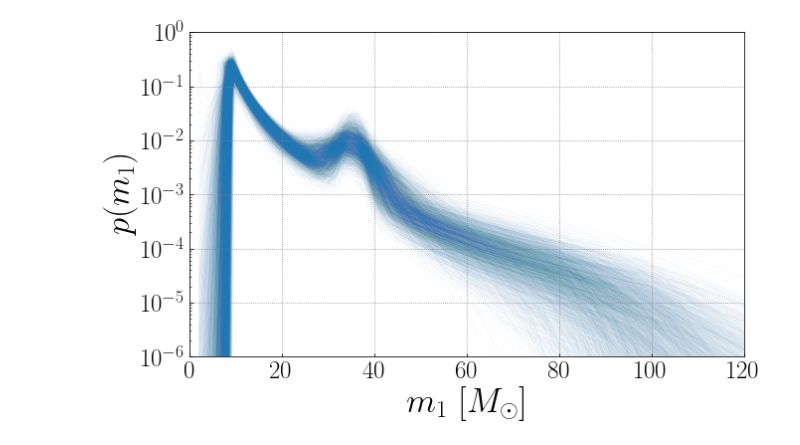
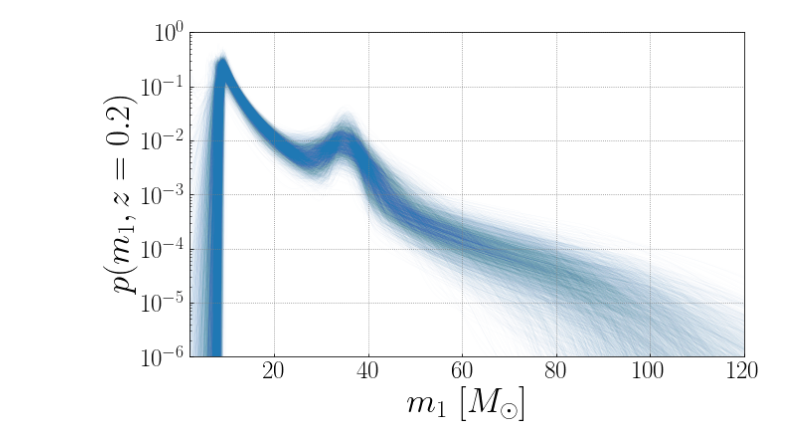
Before and after one commit to maxlalleman/bbh_mass_distribution_redshift_variation_inference, a Jupyter notebook: figures/p(m)_power_law.ipynb, the cells around one changed output. Drawn from its saved outputs; the diff is of its cells as text; code cells hidden in the pictures.

```diff
--- a/figures/p(m)_power_law.ipynb
+++ b/figures/p(m)_power_law.ipynb
@@ -47,27 +47,27 @@ def sigmoid_no_delta(low, high, width, middle, zs):
 # %%
 fig,ax = plt.subplots(figsize=(10,6))
 m_grid = np.linspace(2,120,500)
 ax.set_rasterization_zorder(2)
 
 for i in range(samps.alpha_ref.size):
     p_m = massModel_variation_all_m1(m_grid, samps.alpha_ref.values[i], samps.delta_alpha.values[i],
                                      samps.width_alpha.values[i], samps.middle_z_alpha.values[i],
                                      samps.mu_m1.values[i], samps.sig_m1.values[i], samps.log_f_peak.values[i],
                                      samps.log_high_f_peak.values[i], samps.width_f_peak.values[i], samps.middle_z_f_peak.values[i],
                                      samps.mMax.values[i], samps.high_mMax.values[i], samps.width_mMax.values[i], samps.middle_z_mMax.values[i],
                                      samps.mMin.values[i], 10.**samps.log_dmMax.values[i], 10.**samps.log_high_dmMax.values[i],
                                      samps.width_dm.values[i], samps.middle_z_dm.values[i], 10.**samps.log_dmMin.values[i], 0.2)
     p_m /= np.trapz(p_m,m_grid)
     ax.plot(m_grid,p_m,color='#1f78b4',lw=0.1,alpha=0.1, zorder = 0)
 
 ax.set_yscale('log')
-ax.set_xlim(0,120)
+ax.set_xlim(2,120)
 ax.set_ylim(1e-6,1)
 ax.set_xlabel(r"$m_1$ [$M_{\odot}$]", fontsize = 35)
-ax.set_ylabel(r"$p(m_1)$", fontsize = 35)
+ax.set_ylabel(r"$p(m_1, z = 0.2)$", fontsize = 35)
 plt.xticks(fontsize=25)
 plt.yticks(fontsize=25)
 plt.savefig("p(m)_power_law.pdf", dpi=400, bbox_inches='tight')
 plt.show()
 # %% [output]
-[figure, old version]
+[figure, new version]
```
Also changed, not shown: parts of 2 cells of this notebook, 11 other files.
